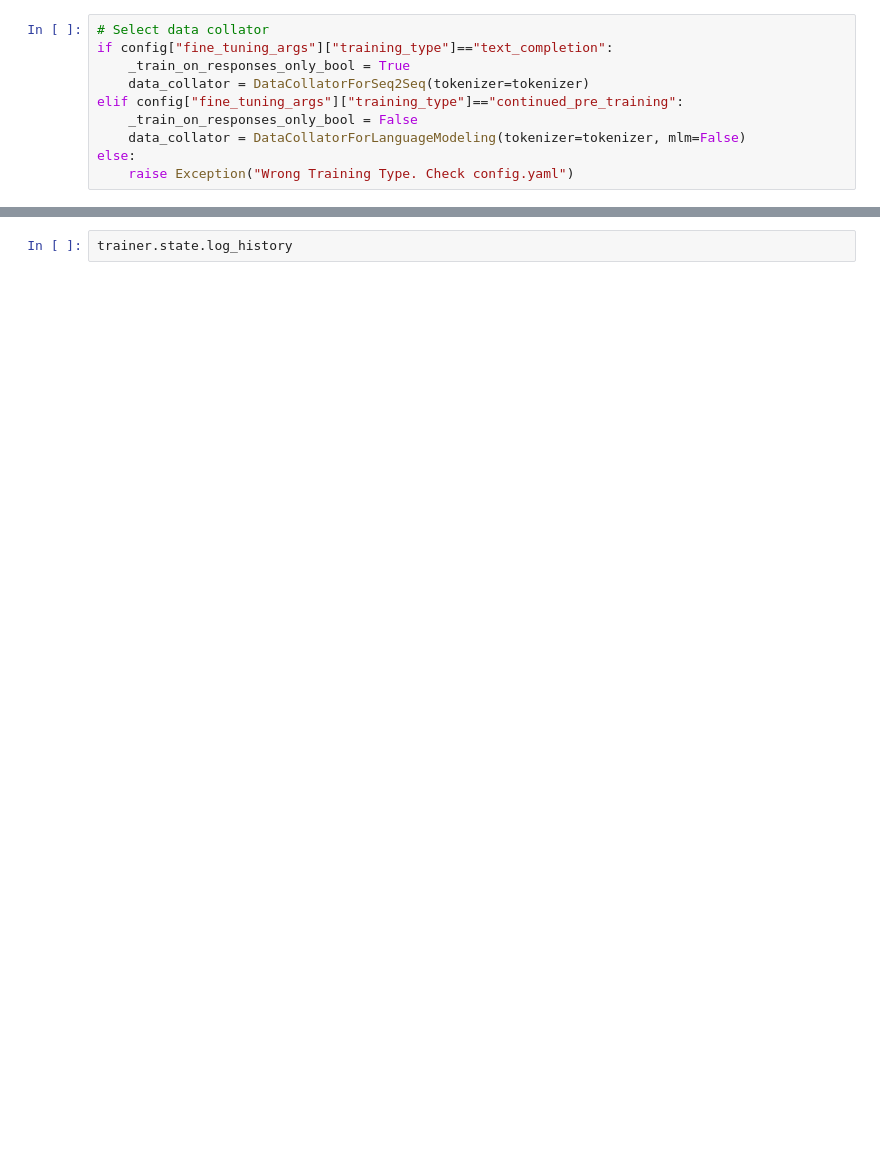
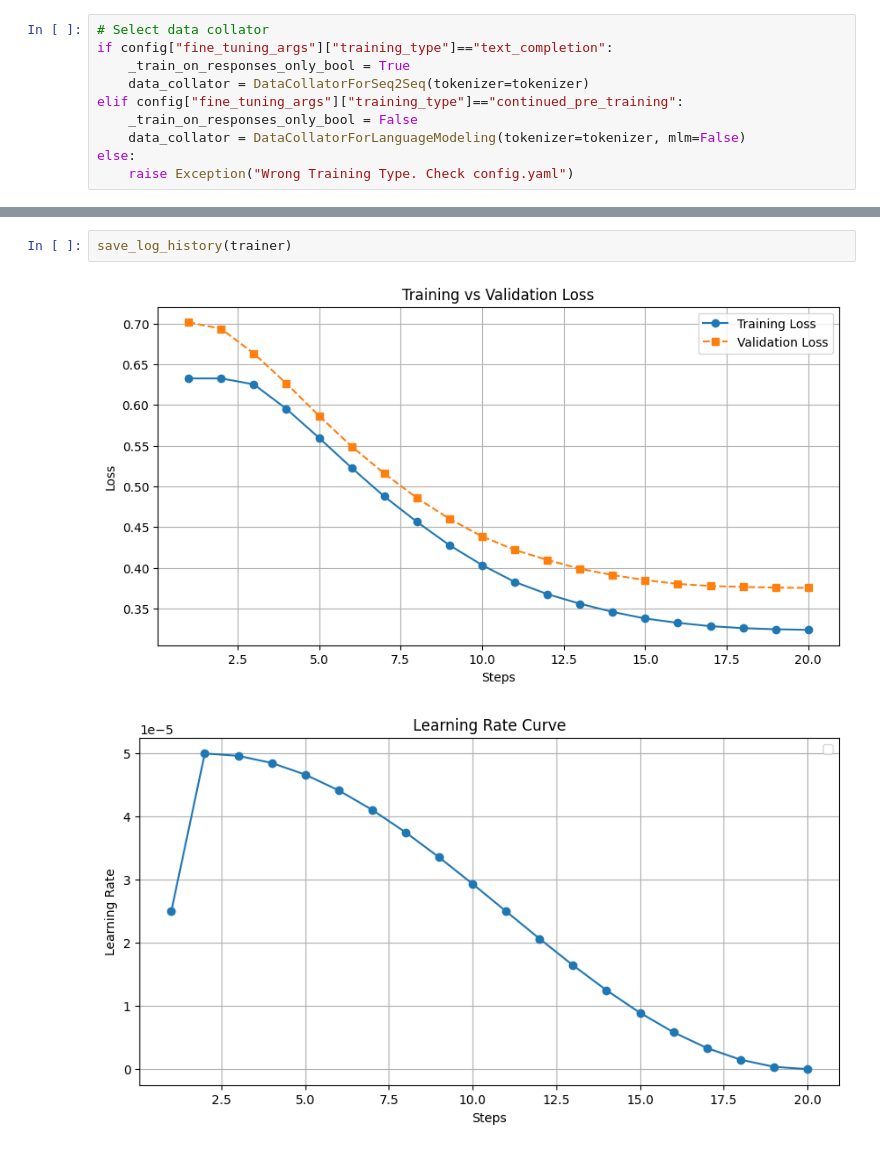
Before and after one commit to dim-eleftheriou/cti-model-training, a Jupyter notebook: i_train.ipynb, the cells around one changed output, grey strips where cells are left out. Saved outputs shown, nothing was run; the diff lists cells and outputs as text; blank space fills up the shorter version.

```diff
--- a/i_train.ipynb
+++ b/i_train.ipynb
@@ -82,2 +132,5 @@ trainer_stats = unsloth_train(trainer)
-# %%
-trainer.state.log_history
+# %%
+save_log_history(trainer)
+# %% [output]
+[figure, added]
+[figure, added]
```
Also changed, not shown: parts of 6 cells of this notebook, 6 other files.
